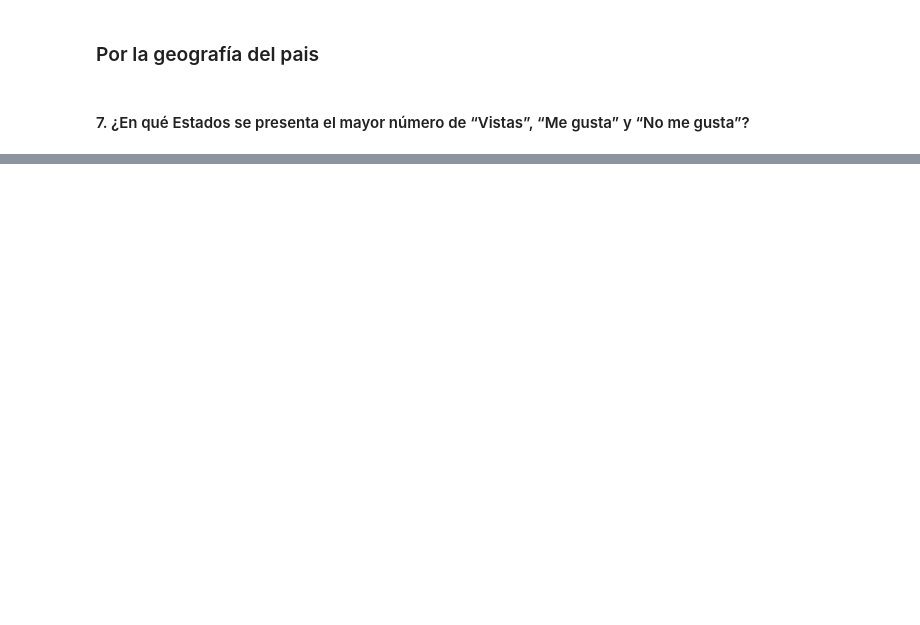
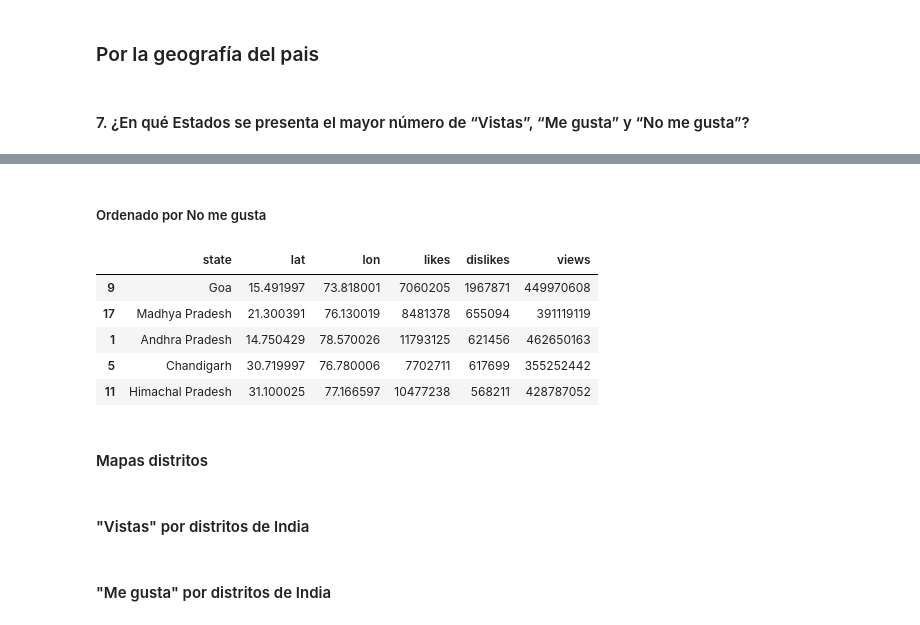
Before and after one commit to Adm-Info/EB-2022-1-CC50, a Jupyter notebook: code/10.preproc-req-cats-preg7.ipynb, the cells around one changed output, grey strips where cells are left out. Drawn from its saved outputs; the diff is of its cells as text; code cells hidden in the pictures; blank space fills up the shorter version.

```diff
--- a/code/10.preproc-req-cats-preg7.ipynb
+++ b/code/10.preproc-req-cats-preg7.ipynb
@@ -52,4 +50,19 @@ estados
+# %% [markdown]
+##### Ordenado por No me gusta
+# %%
+estados.sort_values(by = 'dislikes', ascending=False).head()
+# %% [output]
+|  | state | lat | lon | likes | dislikes | views |
+| 9 | Goa | 15.491997 | 73.818001 | 7060205 | 1967871 | 449970608 |
+| 17 | Madhya Pradesh | 21.300391 | 76.130019 | 8481378 | 655094 | 391119119 |
+| 1 | Andhra Pradesh | 14.750429 | 78.570026 | 11793125 | 621456 | 462650163 |
+| 5 | Chandigarh | 30.719997 | 76.780006 | 7702711 | 617699 | 355252442 |
+| 11 | Himachal Pradesh | 31.100025 | 77.166597 | 10477238 | 568211 | 428787052 |
+# %% [markdown]
+#### Mapas distritos
 # %%
 estados['likes'] = estados['likes'].astype(np.int32)
 estados['views'] = estados['views'].astype(np.int32)
 estados['dislikes'] = estados['dislikes'].astype(np.int32)
+# %% [markdown]
+#### "Vistas" por distritos de India
@@ -56,3 +84,5 @@ estados['dislikes'] = estados['dislikes'].astype(np.int32)
+# %% [markdown]
+#### "Me gusta" por distritos de India
 # %%
 map = px.scatter_mapbox(
     estados,
```
Also changed, not shown: parts of 10 cells of this notebook, 5 other files.
